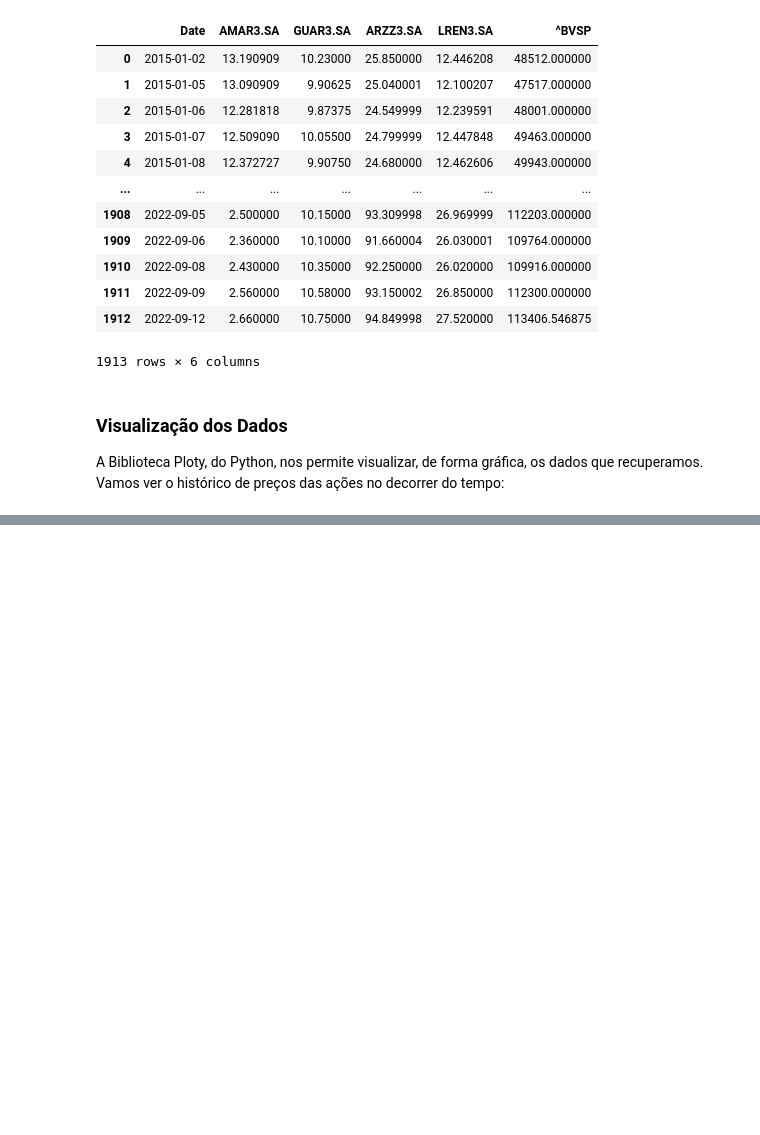
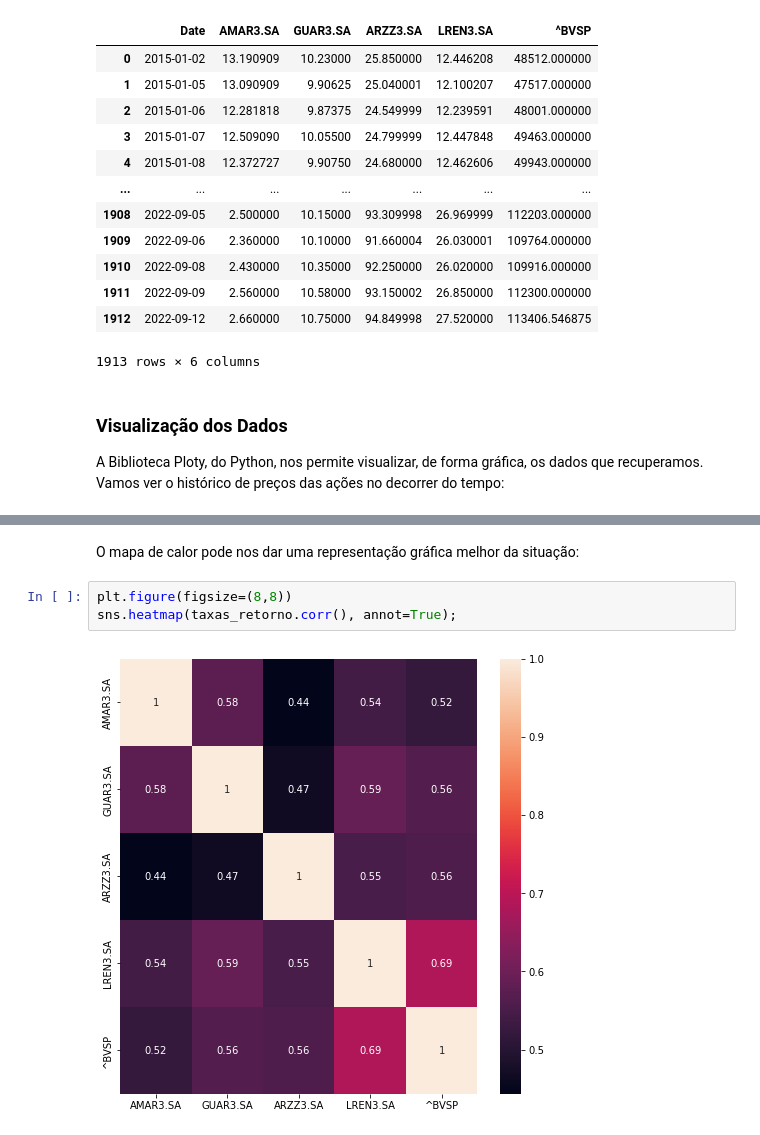
Before and after one commit to demetriusjube/ppca-aedi, a Jupyter notebook: trabalho-final/trabalho-final.ipynb, the cells around one changed output, grey strips where cells are left out. Saved outputs shown, nothing was run; the diff lists cells and outputs as text; blank space fills up the shorter version.

```diff
--- a/trabalho-final/trabalho-final.ipynb
+++ b/trabalho-final/trabalho-final.ipynb
@@ -116,0 +300,7 @@ figuraHistorico.show()
+# %% [markdown]
+O mapa de calor pode nos dar uma representação gráfica melhor da situação:
+# %%
+plt.figure(figsize=(8,8))
+sns.heatmap(taxas_retorno.corr(), annot=True);
+# %% [output]
+[figure, added]
```
Also changed, not shown: parts of 36 cells of this notebook.
